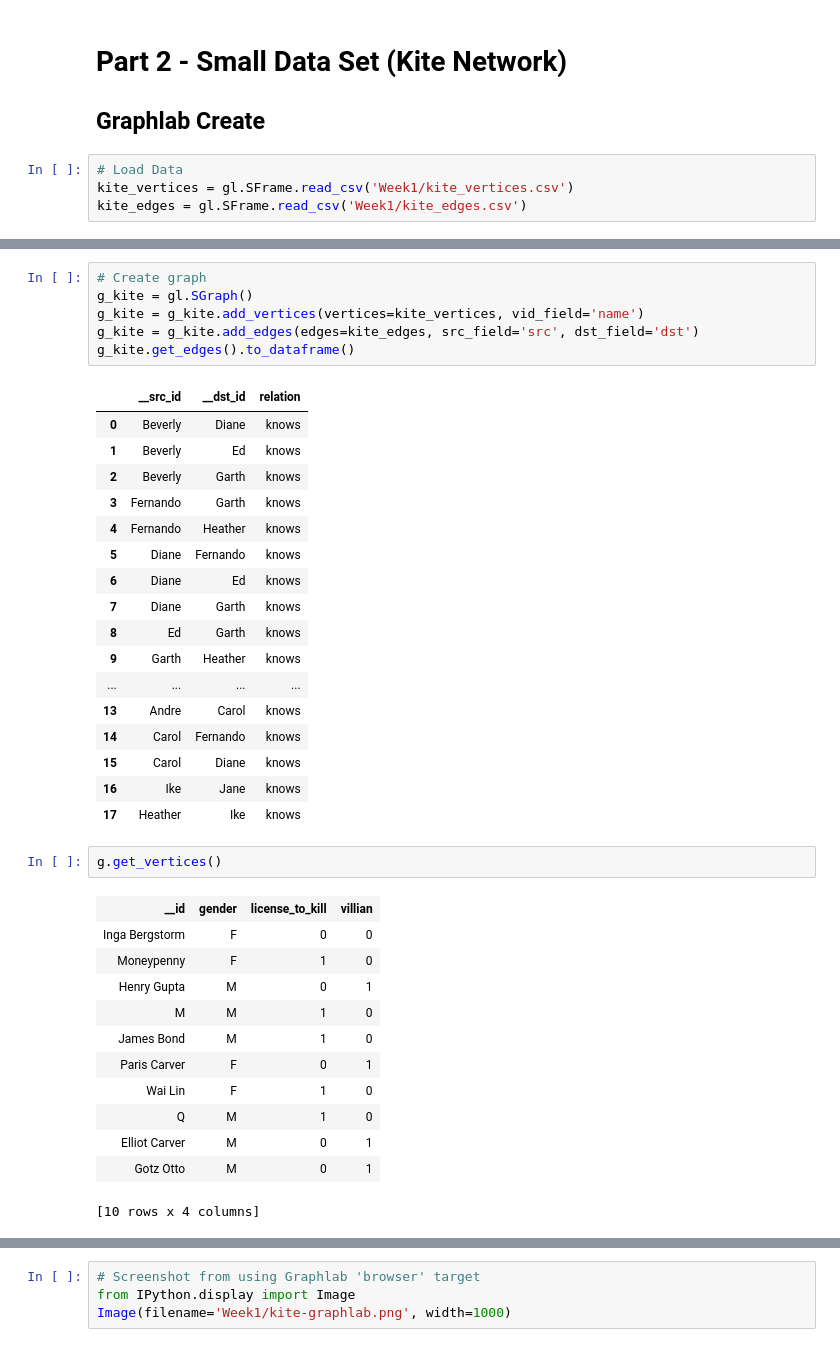
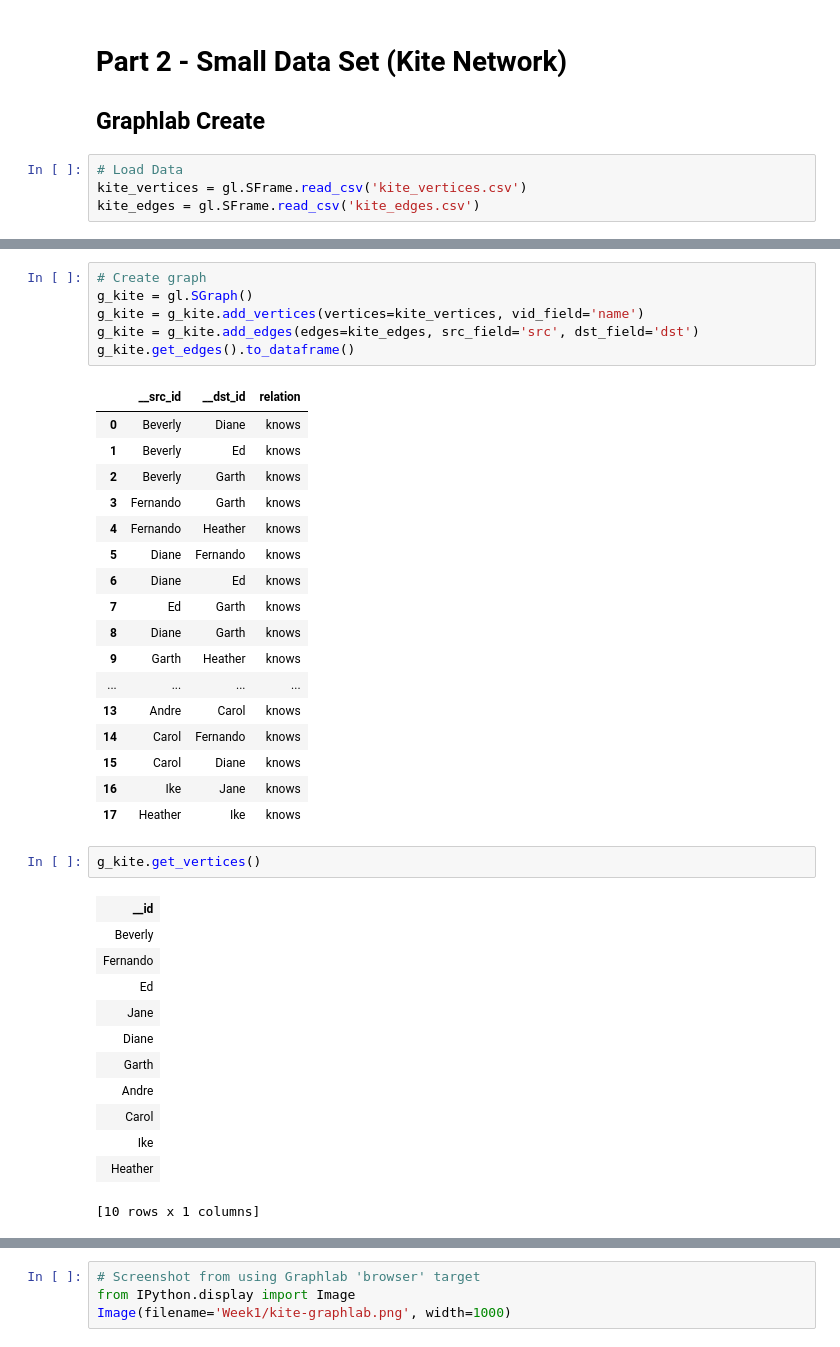
Before and after one commit to amorrowunm7/IndependentStudy, a Jupyter notebook: Week1/Independent Study Week 1 - Graph Create.ipynb, the cells around one changed output, grey strips where cells are left out. Cells and saved outputs as stored; diff of their text form.

```diff
--- a/Week1/Independent Study Week 1 - Graph Create.ipynb
+++ b/Week1/Independent Study Week 1 - Graph Create.ipynb
@@ -158,6 +158,6 @@ pr.get('pagerank').topk(column_name='pagerank')
 ## Graphlab Create
 # %%
 # Load Data
-kite_vertices = gl.SFrame.read_csv('Week1/kite_vertices.csv')
-kite_edges = gl.SFrame.read_csv('Week1/kite_edges.csv')
+kite_vertices = gl.SFrame.read_csv('kite_vertices.csv')
+kite_edges = gl.SFrame.read_csv('kite_edges.csv')
 # %% [output]
@@ -193,8 +193,8 @@ g_kite.get_edges().to_dataframe()
 | 4 | Fernando | Heather | knows |
 | 5 | Diane | Fernando | knows |
 | 6 | Diane | Ed | knows |
-| 7 | Diane | Garth | knows |
-| 8 | Ed | Garth | knows |
+| 7 | Ed | Garth | knows |
+| 8 | Diane | Garth | knows |
 | 9 | Garth | Heather | knows |
 | ... | ... | ... | ... |
 | 13 | Andre | Carol | knows |
@@ -203,20 +203,20 @@ g_kite.get_edges().to_dataframe()
 | 16 | Ike | Jane | knows |
 | 17 | Heather | Ike | knows |
 # %%
-g.get_vertices()
+g_kite.get_vertices()
 # %% [output]
-| __id | gender | license_to_kill | villian |
-| Inga Bergstorm | F | 0 | 0 |
-| Moneypenny | F | 1 | 0 |
-| Henry Gupta | M | 0 | 1 |
-| M | M | 1 | 0 |
-| James Bond | M | 1 | 0 |
-| Paris Carver | F | 0 | 1 |
-| Wai Lin | F | 1 | 0 |
-| Q | M | 1 | 0 |
-| Elliot Carver | M | 0 | 1 |
-| Gotz Otto | M | 0 | 1 |
+| __id |
+| Beverly |
+| Fernando |
+| Ed |
+| Jane |
+| Diane |
+| Garth |
+| Andre |
+| Carol |
+| Ike |
+| Heather |
-[10 rows x 4 columns]
+[10 rows x 1 columns]
 # %%
 # Visualize graph?
 gl.canvas.set_target('ipynb')
```
Also changed, not shown: parts of 5 cells of this notebook.
